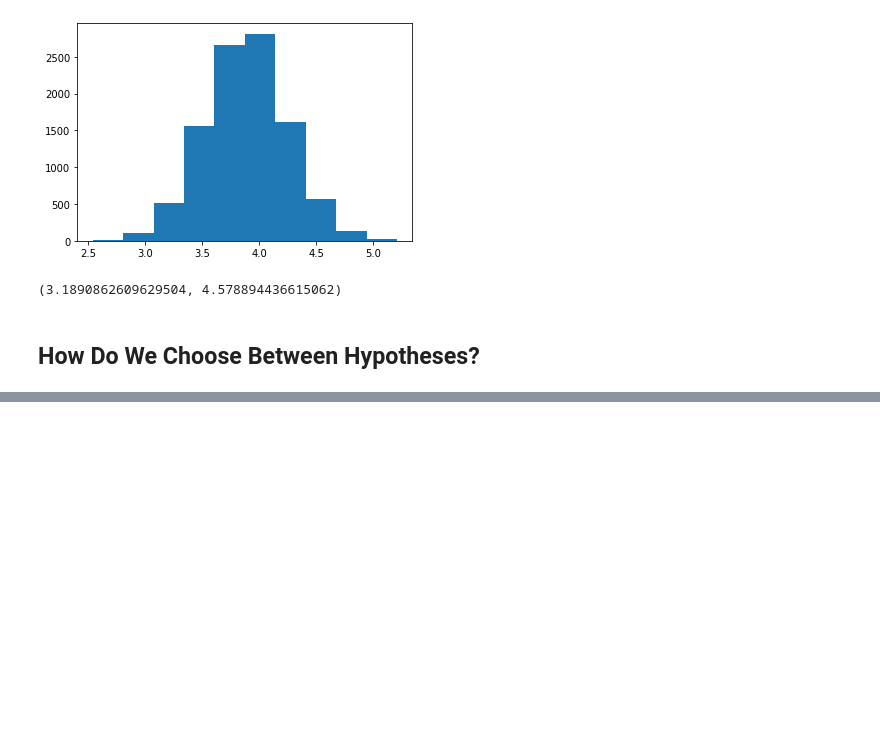
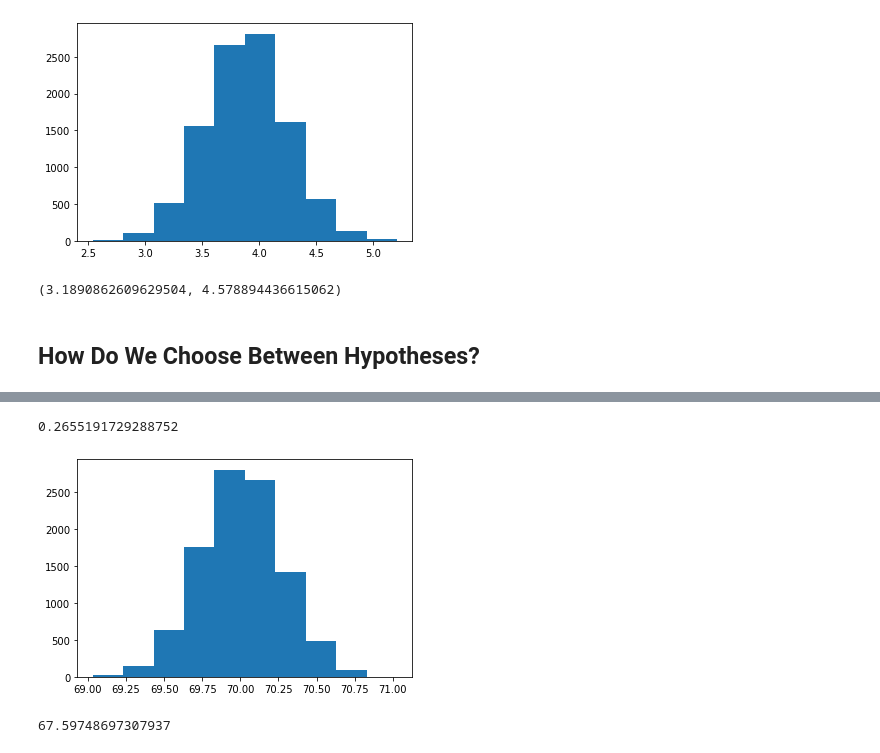
Before and after one commit to mzhoolideh/data_science_pract, a Jupyter notebook: labs/probability_pract.ipynb, the cells around one changed output, grey strips where cells are left out. Saved outputs shown, nothing was run; the diff lists cells and outputs as text; code cells hidden in the pictures; blank space fills up the shorter version.

```diff
--- a/labs/probability_pract.ipynb
+++ b/labs/probability_pract.ipynb
@@ -467,0 +502,14 @@ np.percentile(bootage, 2.5), np.percentile(bootage, 97.5)
+# %%
+np.std(mean)
+# %% [output]
+0.2655191729288752
+# %%
+null_values = np.random.normal(70, np.std(mean), 10000)
+# %%
+plt.hist(null_values);
+# %% [output]
+[figure, added]
+# %%
+coffee_df.height.mean()
+# %% [output]
+67.59748697307937
```
Also changed, not shown: parts of 9 cells of this notebook.
